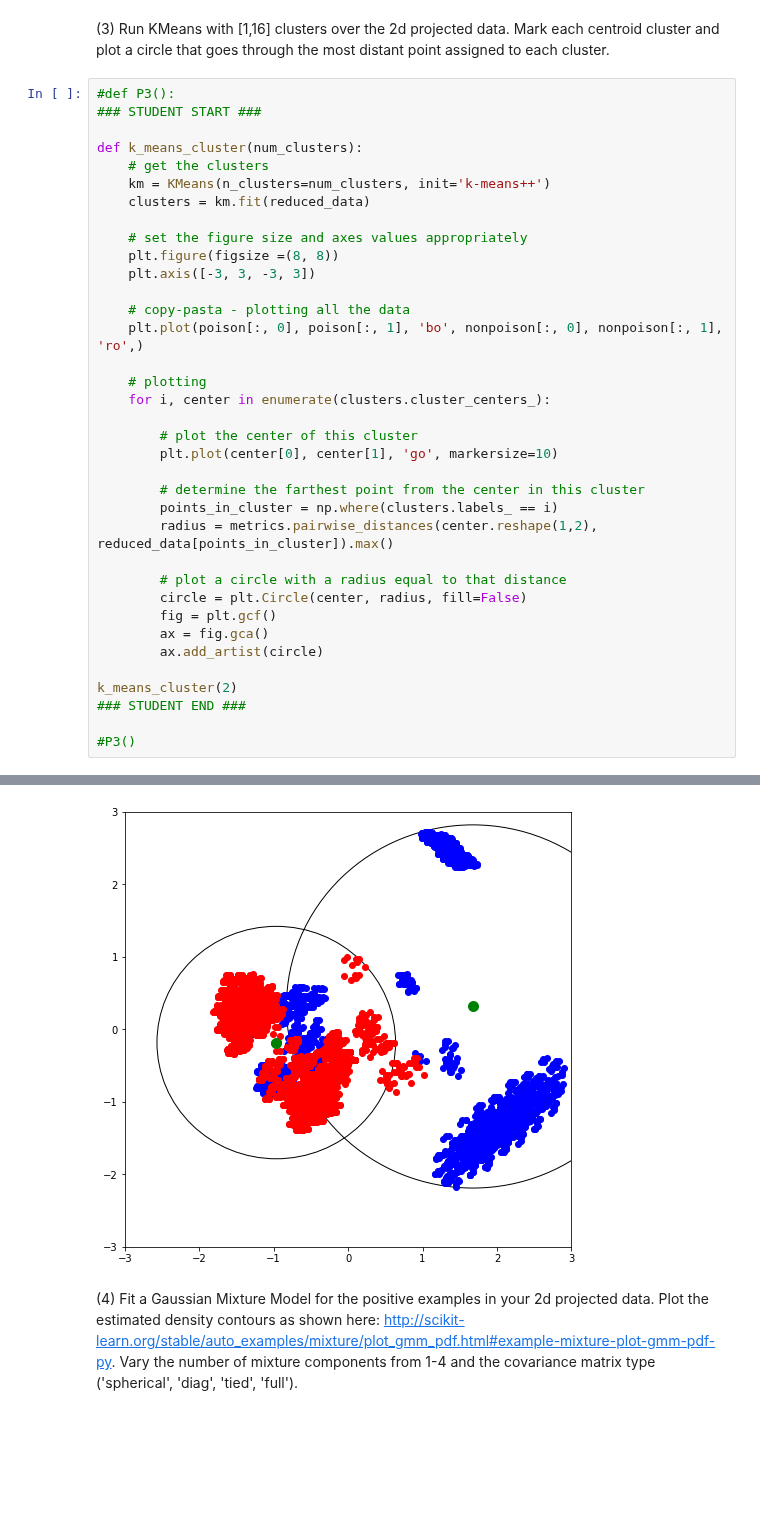
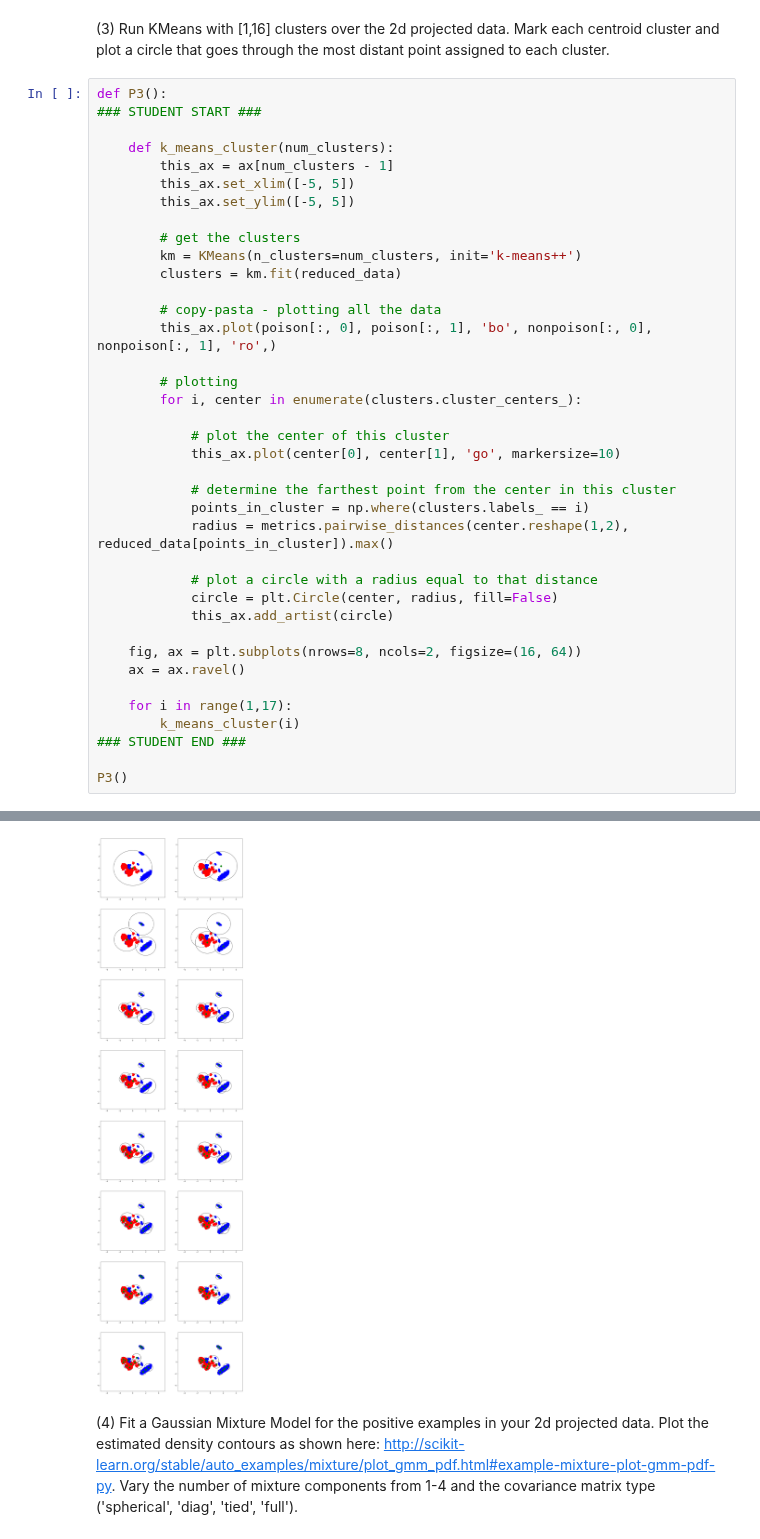
Before and after one commit to dan55/machine_learning, a Jupyter notebook: daniel_elkin_p3.ipynb, the cells around one changed output, grey strips where cells are left out. Saved outputs shown, nothing was run; the diff lists cells and outputs as text; blank space fills up the shorter version.

Commit message:
some progress on plotting multiple clusters

```diff
--- a/daniel_elkin_p3.ipynb
+++ b/daniel_elkin_p3.ipynb
@@ -145,39 +145,41 @@ projected_data = plt.plot(poison[:, 0], poison[:, 1], 'bo', nonpoison[:, 0], non
 # %% [markdown]
 (3) Run KMeans with [1,16] clusters over the 2d projected data. Mark each centroid cluster and plot a circle that goes through the most distant point assigned to each cluster.
 # %%
-#def P3():
+def P3():
 ### STUDENT START ###
 
-def k_means_cluster(num_clusters):
-    # get the clusters
-    km = KMeans(n_clusters=num_clusters, init='k-means++')
-    clusters = km.fit(reduced_data)
+    def k_means_cluster(num_clusters):
+        this_ax = ax[num_clusters - 1]
+        this_ax.set_xlim([-5, 5])
+        this_ax.set_ylim([-5, 5])
 
-    # set the figure size and axes values appropriately
-    plt.figure(figsize =(8, 8))
-    plt.axis([-3, 3, -3, 3])
+        # get the clusters
+        km = KMeans(n_clusters=num_clusters, init='k-means++')
+        clusters = km.fit(reduced_data)
 
-    # copy-pasta - plotting all the data
-    plt.plot(poison[:, 0], poison[:, 1], 'bo', nonpoison[:, 0], nonpoison[:, 1], 'ro',)
+        # copy-pasta - plotting all the data
+        this_ax.plot(poison[:, 0], poison[:, 1], 'bo', nonpoison[:, 0], nonpoison[:, 1], 'ro',)
 
-    # plotting
-    for i, center in enumerate(clusters.cluster_centers_):
+        # plotting
+        for i, center in enumerate(clusters.cluster_centers_):
 
-        # plot the center of this cluster
-        plt.plot(center[0], center[1], 'go', markersize=10)
+            # plot the center of this cluster
+            this_ax.plot(center[0], center[1], 'go', markersize=10)
 
-        # determine the farthest point from the center in this cluster
-        points_in_cluster = np.where(clusters.labels_ == i)
-        radius = metrics.pairwise_distances(center.reshape(1,2), reduced_data[points_in_cluster]).max()
+            # determine the farthest point from the center in this cluster
+            points_in_cluster = np.where(clusters.labels_ == i)
+            radius = metrics.pairwise_distances(center.reshape(1,2), reduced_data[points_in_cluster]).max()
 
-        # plot a circle with a radius equal to that distance
-        circle = plt.Circle(center, radius, fill=False)
-        fig = plt.gcf()
-        ax = fig.gca()
-        ax.add_artist(circle)
+            # plot a circle with a radius equal to that distance
+            circle = plt.Circle(center, radius, fill=False)
+            this_ax.add_artist(circle)
 
-k_means_cluster(2)
+    fig, ax = plt.subplots(nrows=8, ncols=2, figsize=(16, 64))
+    ax = ax.ravel()
+
+    for i in range(1,17):
+        k_means_cluster(i)
 ### STUDENT END ###
 
-#P3()
+P3()
 # %% [output]
@@ -195,4 +186,4 @@ k_means_cluster(2)
-[figure, old version]
+[figure, new version]
 # %% [markdown]
 (4) Fit a Gaussian Mixture Model for the positive examples in your 2d projected data. Plot the estimated density contours as shown here: http://scikit-learn.org/stable/auto_examples/mixture/plot_gmm_pdf.html#example-mixture-plot-gmm-pdf-py. Vary the number of mixture components from 1-4 and the covariance matrix type ('spherical', 'diag', 'tied', 'full').
 # %%
```
Also changed, not shown: parts of 1 cell of this notebook.
